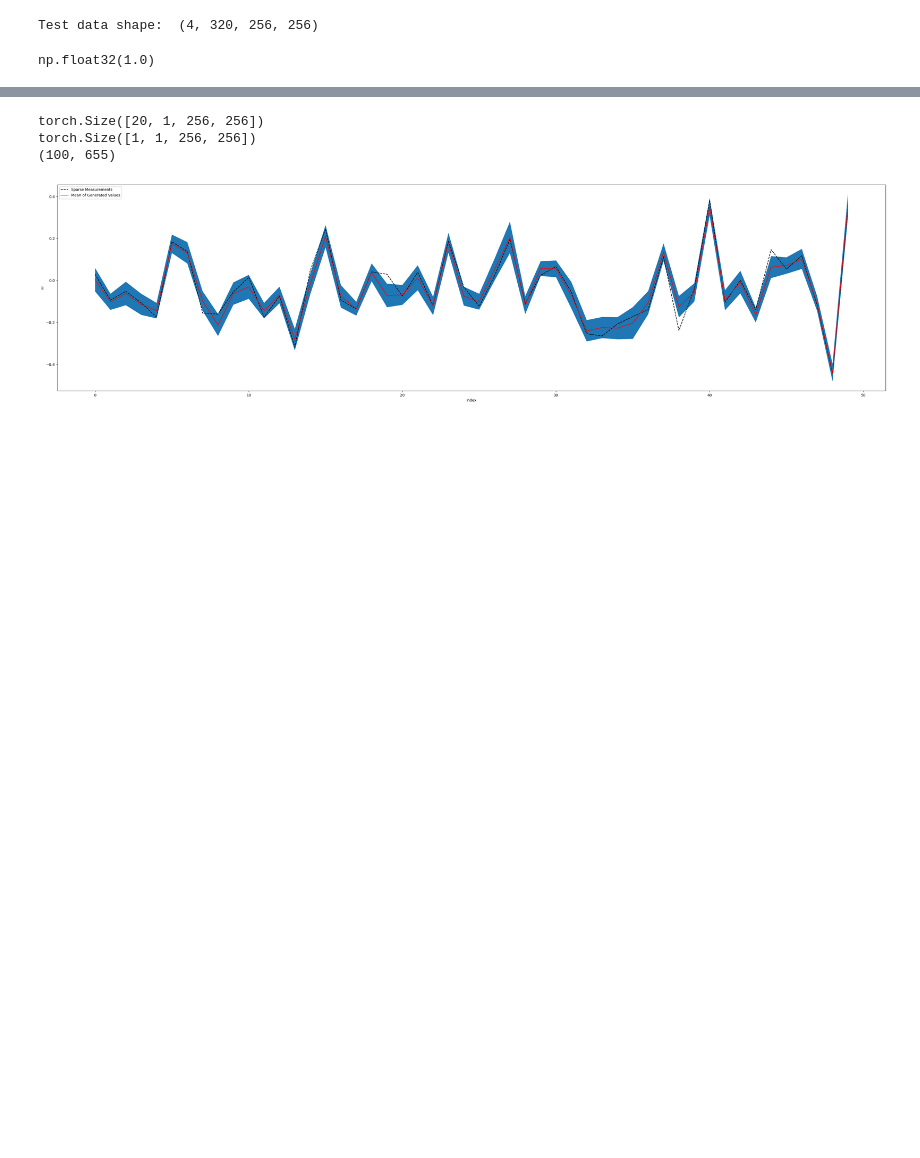
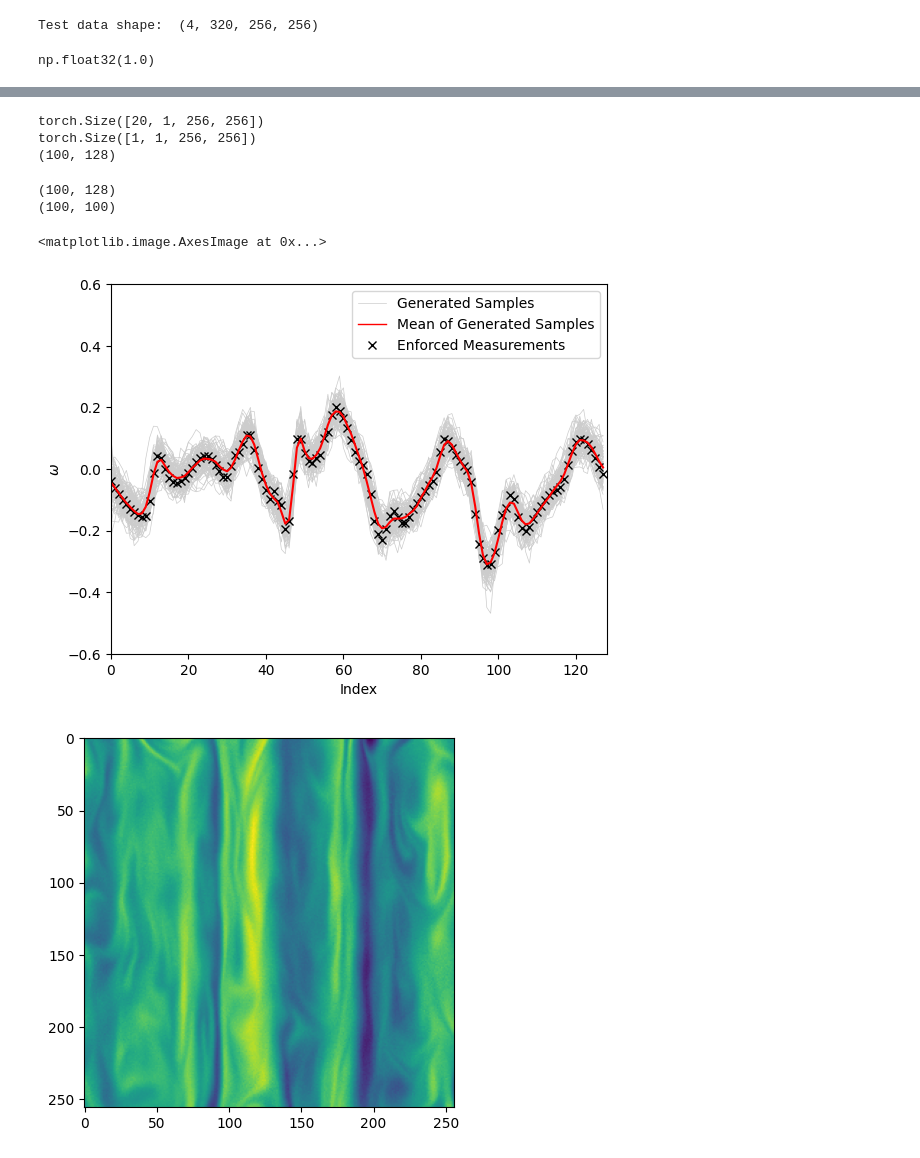
Before and after one commit to baristuran/baris-personal, a Jupyter notebook: data_assimilation.ipynb, the cells around one changed output, grey strips where cells are left out. Cells and saved outputs as stored; diff of their text form; code cells hidden in the pictures; blank space fills up the shorter version.

```diff
--- a/data_assimilation.ipynb
+++ b/data_assimilation.ipynb
@@ -11,6 +11,6 @@ import time
 #from google.colab import drive
 #drive.mount('/content/drive')
 
-device = torch.device("cuda" if torch.cuda.is_available() else "cpu")
+device = torch.device("cpu")#torch.device("cuda" if torch.cuda.is_available() else "cpu")
 print("Device: ", device)
 # %% [output]
@@ -111,10 +111,10 @@ def denoise(guidance, model, K, beta_min = 1e-4, beta_max = 0.02, steps=[1000],
     return x_t
 # %%
 #Randomly choose a fixed percentage of points from the test snapshot
-percentage = 1
+percentage = 1.0
 factor = percentage/100
-start_idx = 80
-end_idx = 100
+start_idx = 120
+end_idx = 140
 N = int(256**2 * factor)
 test_snapshots = test_data[:, start_idx : end_idx]
 nx = np.random.randint(0, 256, (N,))
@@ -141,9 +141,13 @@ figure2,ax2 = plt.subplots()
 ax.imshow(test_snapshots[0,5])
 mask = np.zeros((256, 256))
 mask[nx, ny] = 1
-ax.scatter(xx*mask, yy*mask, s=1, c="black")
+ax.scatter(xx*mask, yy*mask, s=1, c="black", alpha=0.5)
 ax2.imshow(interpolated_sparse_measurement[0, 5])
-
+ax.invert_yaxis()
+ax2.invert_yaxis()
+ax2.set_title("")
+figure.savefig("Enforcement_Line.png", dpi=400)
+figure2.savefig("Enforcement_Line_Upscaled.png", dpi=400)
 #Choose one of the four trajectories
 trajectory = 3
 sparse_measurement = torch.tensor(interpolated_sparse_measurement[trajectory],  dtype=torch.float32).unsqueeze(1).to(device)
@@ -298,39 +294,60 @@ print(sparse_measurement_sample.shape)
 
 enforced_measurements = []
 n = 100
-idx_sparse_measurement = np.random.randint(0,50)
 for i in range(n):
-    generated_image = denoise(sparse_measurement_sample, model,steps=steps, K=1, beta_max=0.02, output_freq=10, show_intermediate_output=False).squeeze().detach().cpu().numpy()
+    generated_image = denoise(sparse_measurement_sample, model,steps=steps, K=1, beta_max=0.002, output_freq=10, show_intermediate_output=False).squeeze().detach().cpu().numpy()
     enforced_measurements.append(generated_image[nx,ny])
 enforced_measurements = np.array(enforced_measurements)
 print(enforced_measurements.shape)
 # %% [output]
 torch.Size([20, 1, 256, 256])
 torch.Size([1, 1, 256, 256])
-(100, 655)
+(100, 128)
 # %%
+
+from matplotlib.lines import Line2D
+
+idx_sparse_measurement = 0#np.random.randint(0,50)
+addition = 128
+print(enforced_measurements.shape)
 mean = np.mean(enforced_measurements, axis=0)
 std = np.std(enforced_measurements, axis=0)
-plt.figure(figsize=(40,10))
+#plt.figure(figsize=(40,10))
 index = np.random.randint(0,900)
-#sparse_measurement_sample = sparse_measurement_sample.squeeze().detach().cpu().numpy()[nx,ny][index:index + 50]
+#sparse_measurement_sample = sparse_measurement_sample.squeeze().detach().cpu().numpy()[nx,ny][index:index + addition]
 #plt.plot(sparse_measurement_sample, "o", color="b")
 
-#random_index = 200#np.random.randint(0,N-50)
-mean = mean[idx_sparse_measurement:idx_sparse_measurement + 50]
-std = std[idx_sparse_measurement:idx_sparse_measurement + 50]
+plt.plot(np.arange(addition), enforced_measurements[:, idx_sparse_measurement:idx_sparse_measurement+addition].T, color="0.8", label="Generated Samples", linewidth="0.5")
+mean = mean[idx_sparse_measurement:idx_sparse_measurement + addition]
+std = std[idx_sparse_measurement:idx_sparse_measurement + addition]
 
-plt.plot(snapshot[nx,ny][idx_sparse_measurement: idx_sparse_measurement + 50], "--", color="k")
+plt.plot(snapshot[nx,ny][idx_sparse_measurement: idx_sparse_measurement + addition], "x", color="k")
 plt.plot(mean, color="red")
-plt.fill_between(np.arange(50), mean-1*std, mean+1*std)
+#plt.fill_between(np.arange(50), mean-1*std, mean+1*std)
+
+print(enforced_measurements[:, idx_sparse_measurement: idx_sparse_measurement + 100].T.shape)
 plt.xlabel("Index")
 plt.ylabel(r"$\omega$")
-plt.legend(["Sparse Measurements", "Mean of Generated Values"])
+plt.xlim([0,128])
+plt.ylim([-0.6,0.6])
 
-plt.savefig("plots/uncertainty.png", dpi=400)
+gray_lines = Line2D([0], [0], color='0.8', linewidth=0.5)
+black_lines = Line2D([0], [0], color='k', linewidth=1, marker="x", linestyle="None")
+red_lines = Line2D([0], [0], color='r', linewidth=1)
+
+plt.legend([gray_lines, red_lines, black_lines], ["Generated Samples", "Mean of Generated Samples", "Enforced Measurements"])
+
+plt.savefig("plots/uncertainty_line_t_100_beta_max_0_02.png", dpi=400)
+
+fig, ax = plt.subplots()
+ax.imshow(generated_image)
 #plt.imshow(generated_image)
 # %% [output]
+(100, 128)
+(100, 100)
+<matplotlib.image.AxesImage at 0x...>
-[figure, old version]
+[figure, new version]
+[figure, added]
 # %%
 print("Number of parameters:", sum(p.numel() for p in model.parameters() if p.requires_grad))
 
```
Also changed, not shown: parts of 7 cells of this notebook, 3 other files.
